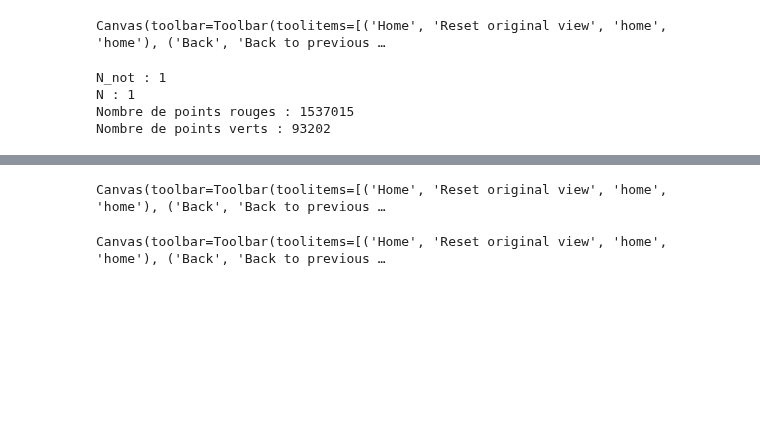
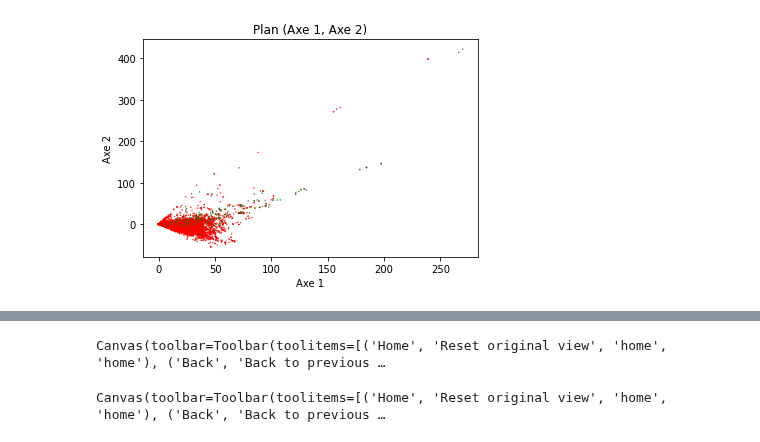
Before and after one commit to baptiste-pasquier/statapp, a Jupyter notebook: acp.ipynb, the cells around one changed output, grey strips where cells are left out. Drawn from its saved outputs; the diff is of its cells as text; code cells hidden in the pictures; blank space fills up the shorter version.

```diff
--- a/acp.ipynb
+++ b/acp.ipynb
@@ -56,5 +109,8 @@ pd.DataFrame({"Valeurs manquantes":df.isnull().sum(), "Proportion manquante":df.
 # %%
 df['display_size'] = df['display_width']*df['display_height']
 # %%
-df_acp = df[['campaignctrlast24h','dayssincelastvisitdouble','nbdayssincelastclick','nbdisplay_1hour','nbdisplayglobalapprox_1d_sum_xdevice','valueperclick','display_size','zonecostineuro']]
-df_acp = df_acp.dropna()
+df_acp = df[['contextid','campaignctrlast24h','dayssincelastvisitdouble','nbdayssincelastclick','nbdisplayglobalapprox_1d_sum_xdevice','valueperclick','display_size','zonecostineuro', 'ltf_lastpartnerclicktimestamp','ltf_nbglobalclick_4w','ltf_nbglobaldisplay_4w','ltf_nbglobaldisplaysincelastpartnerproductview','ltf_nbpartnerdisplayssincelastclick','ltf_nbpartnerclick_4w','ltf_nbpartnerdisplay_4w','ltf_nbpartnersales_4w','ltf_nbpartnerdisplay_90d','ltf_nbpartnerclick_90d','ltf_nbpartnersales_90d', 'is_display_clicked']]
+df_acp = df_acp.dropna().reset_index(drop=True)
+# %%
+colors = np.array(['r' if (df_acp['is_display_clicked'][i] == 0) else 'g' for i in range(len(df_acp))])
+df_acp = df_acp.drop(['is_display_clicked'], axis=1)
@@ -112,12 +174,12 @@ Canvas(toolbar=Toolbar(toolitems=[('Home', 'Reset original view', 'home', 'home'
 # %%
-coord_not_cliqued = [ [] for _ in range(acp.n_components_)]
-coord_cliqued = [ [] for _ in range(acp.n_components_)]
+#coord_not_cliqued = [ [] for _ in range(acp.n_components_)]
+#coord_cliqued = [ [] for _ in range(acp.n_components_)]
 
-for i in range(len(coord[:,0])):
-    if df['is_display_clicked'][i] == 0:
-        for j in range(acp.n_components_):
-            coord_not_cliqued[j].append(coord[i,j])
-    else:
-        for j in range(acp.n_components_):
-            coord_cliqued[j].append(coord[i,j])
+#for i in range(len(coord[:,0])):
+#    if df['is_display_clicked'][i] == 0:
+#        for j in range(acp.n_components_):
+#            coord_not_cliqued[j].append(coord[i,j])
+#    else:
+#        for j in range(acp.n_components_):
+#            coord_cliqued[j].append(coord[i,j])
 # %%
@@ -159,9 +229,5 @@ def affichage_plan_factoriel(i, j, pourcentage=1, equal=False, markersize=0.2, v
     plt.show()
 # %%
-affichage_plan_factoriel(1, 2, verbose=True)
+affichage_plan_factoriel(1, 2)
 # %% [output]
-Canvas(toolbar=Toolbar(toolitems=[('Home', 'Reset original view', 'home', 'home'), ('Back', 'Back to previous …
-N_not : 1
-N : 1
-Nombre de points rouges : 1537015
-Nombre de points verts : 93202
+[figure, added]
```
Also changed, not shown: parts of 27 cells of this notebook, 1 other file.
